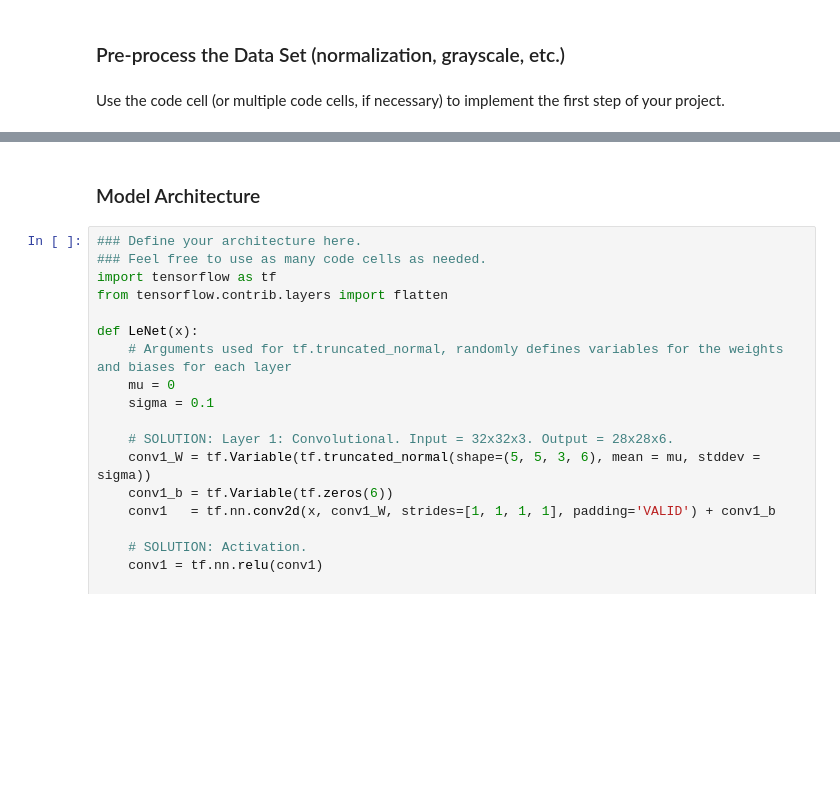
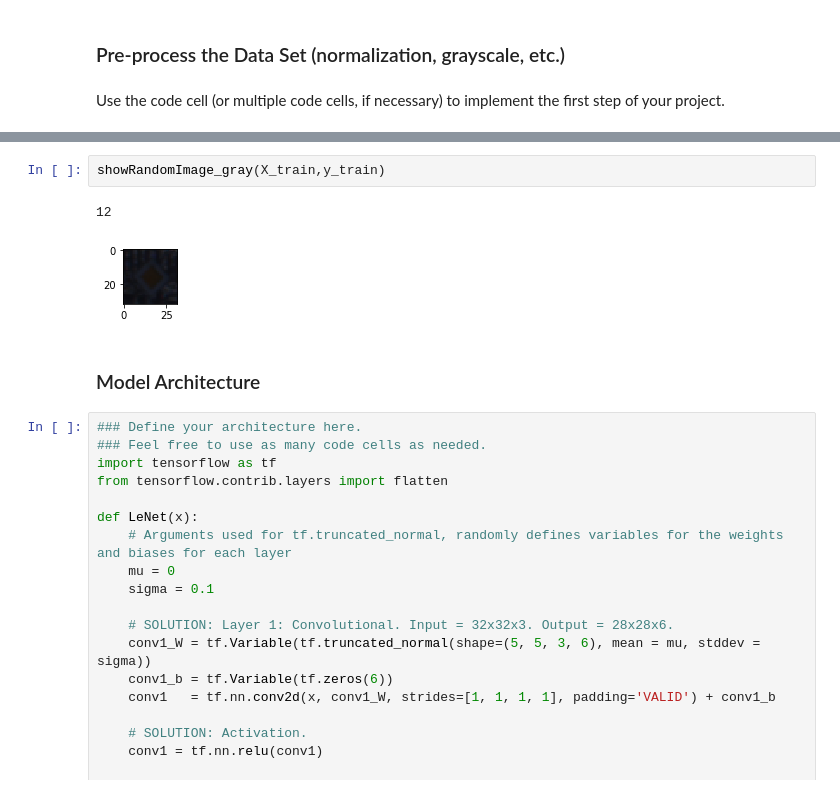
Before and after one commit to lfelipem/CarND-Traffic-Sign-Classifier-Project, a Jupyter notebook: Traffic_Sign_Classifier.ipynb, the cells around one changed output, grey strips where cells are left out. Drawn from its saved outputs; the diff is of its cells as text; blank space fills up the shorter version.

```diff
--- a/Traffic_Sign_Classifier.ipynb
+++ b/Traffic_Sign_Classifier.ipynb
@@ -174,3 +206,8 @@ print(X_train.shape)
+# %%
+showRandomImage_gray(X_train,y_train)
+# %% [output]
+12
+[figure, added]
 # %% [markdown]
 ### Model Architecture
 # %%
```
Also changed, not shown: parts of 8 cells of this notebook, 6 other files.
